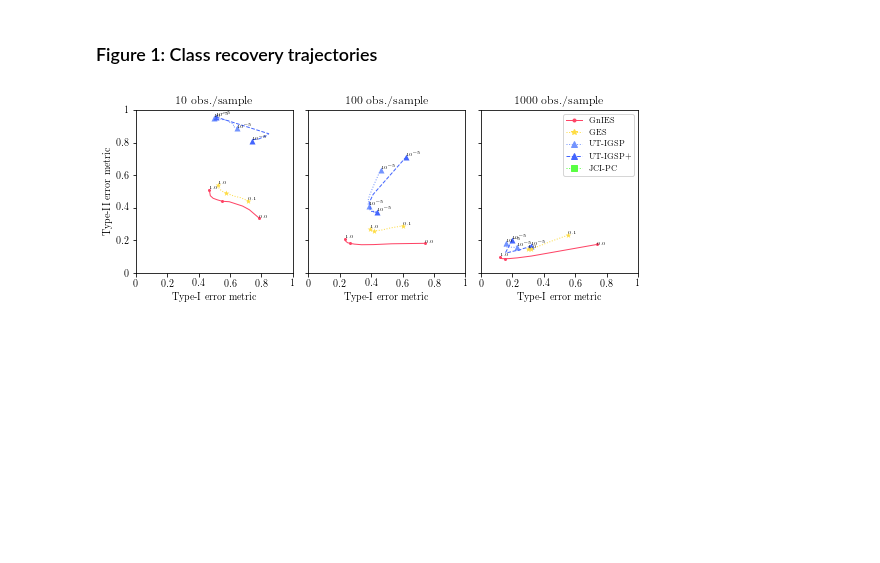
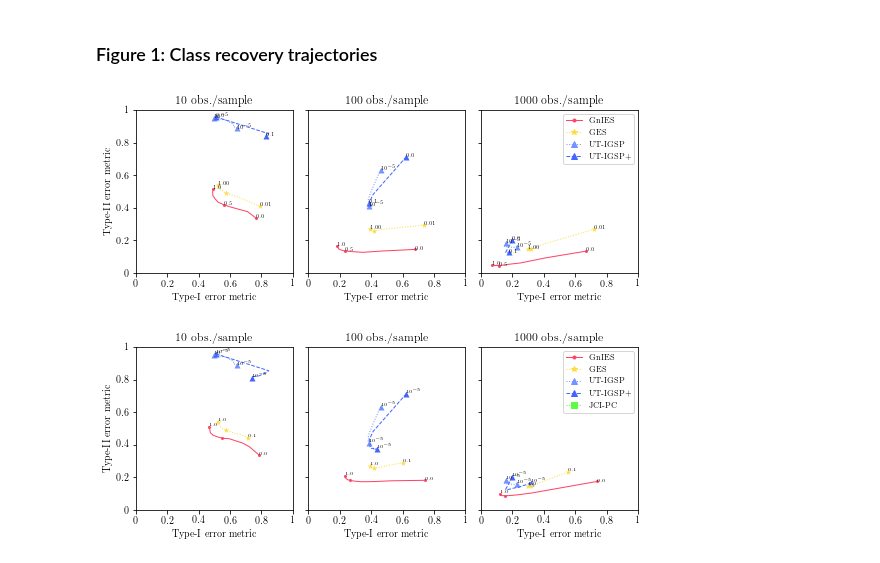
Before and after one commit to juangamella/gnies-paper, a Jupyter notebook: figure_model_match.ipynb, the cells around one changed output. Saved outputs shown, nothing was run; the diff lists cells and outputs as text; code cells hidden in the pictures; blank space fills up the shorter version.

```diff
--- a/figure_model_match.ipynb
+++ b/figure_model_match.ipynb
@@ -163,7 +162,7 @@ print_names = {'gnies': 'GnIES',
                'ges': 'GES',
                'ut_igsp': 'UT-IGSP',
                'ut_igsp+': 'UT-IGSP+',
-               'jci_pc': 'JCI-PC',
+               #'jci_pc': 'JCI-PC',
 }
 
 
@@ -177,7 +176,7 @@ for i,n in enumerate(Ns):
 
     # Plot GnIES
     ax.plot(gnies_x[:,i], gnies_y[:,i], color=color['gnies'], linestyle=style['gnies'], **lineopts)
-    for j in [0,5,len(gnies_lambdas) - 1]:
+    for j in [0,4,len(gnies_lambdas) - 1]:
         ax.scatter(gnies_x[j,i], gnies_y[j,i], color=color['gnies'], marker=marker['gnies'], linewidth=0)
         l = gnies_lambdas[j]
         if text and l!=0.5:
@@ -201,7 +200,7 @@ for i,n in enumerate(Ns):
         ax.scatter(utigsp_plus_x[j,j,i], utigsp_plus_y[j,j,i], color=color['ut_igsp+'], marker=marker['ut_igsp+'], linewidth=0)
         if text:
             a = utigsp_plus_alphas[j]
-            lbl = "$10^{-5}$" if a < 0.1 else "$%0.1f$"
+            lbl = "$10^{-5}$" if a < 0.001 else "$%0.1f$"
             ax.text(utigsp_plus_x[j,j,i], utigsp_plus_y[j,j,i], lbl % a, fontsize=textsize)
 
     # Plot GES
@@ -210,36 +209,38 @@ for i,n in enumerate(Ns):
         l = ges_lambdas[j]
         ax.scatter(ges_x[j,i], ges_y[j,i], color=color['ges'], marker=marker['ges'], linewidth=0)
         if l!=0.5 and text:
-            ax.text(ges_x[j,i], ges_y[j,i], "$%0.1f$" % l, fontsize=textsize)
+            ax.text(ges_x[j,i], ges_y[j,i], "$%0.2f$" % l, fontsize=textsize)
 
 
 
     ax.set_xlim([0,1])
     ax.set_ylim([0,1])
     ax.set_xlabel('Type-I error metric')
     ax.set_title("%d obs./sample" % n)
     ax.set_ylabel('Type-II error metric') if i == 0 else None
     ax.set_yticks(ticks)
     ax.set_xticks(ticks)
     ax.set_xticklabels(ticks)
     ax.set_yticklabels([]) if i != 0 else ax.set_yticklabels(ticks)
 
 
 # Build legend
 method_entries = [Line2D([0], [0],
                          linewidth=1,
                          linestyle=style[method],
                          marker=marker[method],
                          color=color[method]) for method in print_names.keys()]
 method_str = list(print_names.values())
 ax.legend(method_entries, #+ sample_size_entries
           method_str, # + sample_size_str
           prop={'size':8},
           loc='upper right',
         ncol=1)
 
 
 plt.savefig('figures/figure_1.pdf', bbox_inches='tight')
+# %% [output]
+[figure, added]
 # %%
 # %% [output]
 [figure]
```
Also changed, not shown: parts of 5 cells of this notebook, 1 other file.
